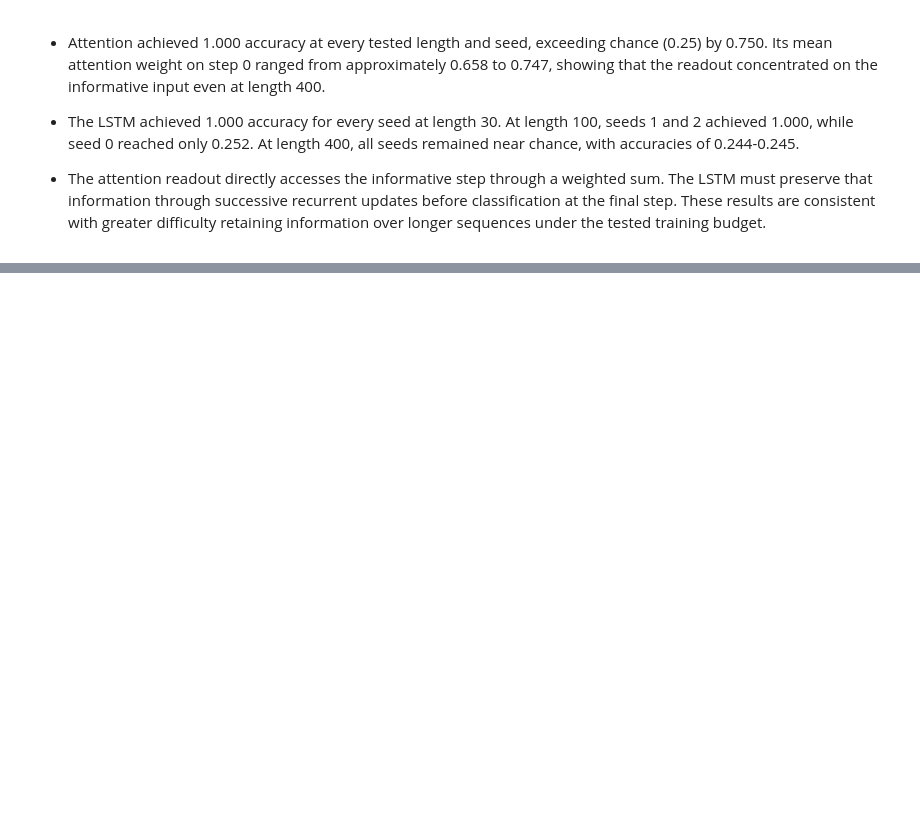
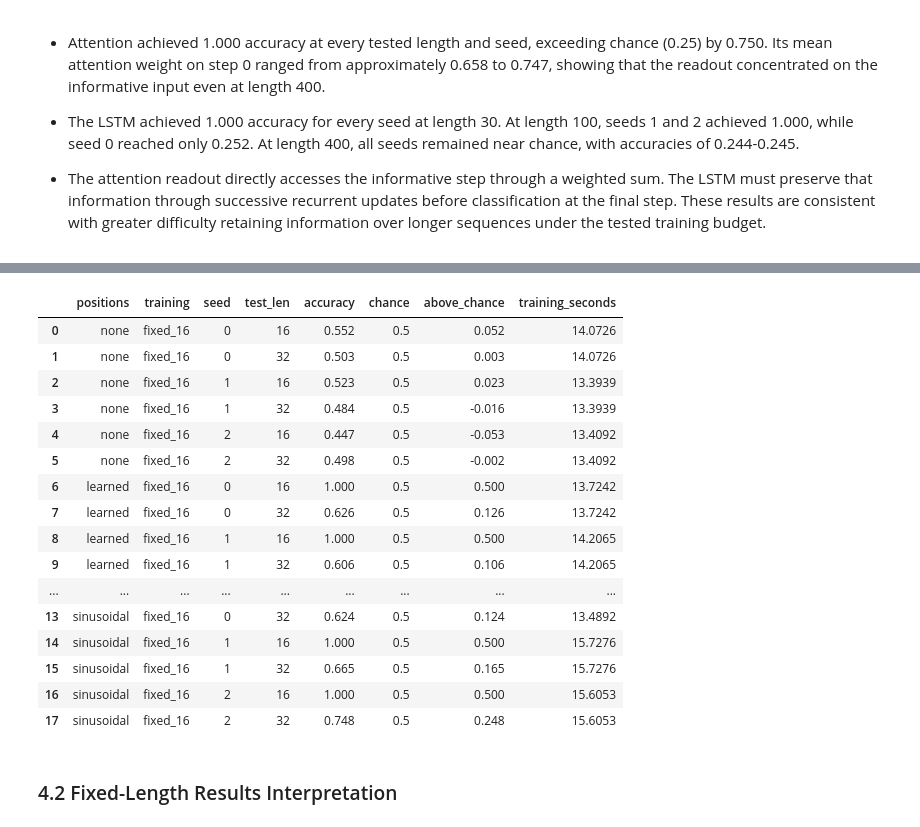
Before and after one commit to dancmartin11/aigc-5500-lab-05-attention-against-recurrence, a Jupyter notebook: daniel_alejandro_castillo_martin_LAB5.ipynb, the cells around one changed output, grey strips where cells are left out. Drawn from its saved outputs; the diff is of its cells as text; code cells hidden in the pictures; blank space fills up the shorter version.

```diff
--- a/daniel_alejandro_castillo_martin_LAB5.ipynb
+++ b/daniel_alejandro_castillo_martin_LAB5.ipynb
@@ -487,0 +496,28 @@ plt.show()
+# %%
+position_results = []
+
+for pos in ('none', 'learned', 'sinusoidal'):
+    for seed in SEEDS:
+        print(f'Running positions={pos}, seed={seed}', flush = True)
+
+        start = perf_counter()
+        accuracies = train_order(pos, seed = seed, train_len = 16, test_lens = (16, 32), attention_cls = MultiHeadAttention)
+        elapsed = perf_counter() - start
+
+        for test_len, accuracy in zip((16, 32), accuracies):
+            position_results.append({
+                'positions': pos,
+                'training': 'fixed_16',
+                'seed': seed,
+                'test_len': test_len,
+                'accuracy': accuracy,
+                'chance': 0.50,
+                'above_chance': accuracy - 0.50,
+                'training_seconds': elapsed
+                })
+
+        pd.DataFrame(position_results).to_csv(OUTPUT_DIR / 'position_fixed_results.csv', index = False)
+
+        print(f'  Length 16: {accuracies[0]:.3f}, 'f'length 32: {accuracies[1]:.3f}', flush = True)
+
+position_results_df = pd.DataFrame(position_results)
@@ -487,0 +543,23 @@ plt.show()
+# %%
+# Show position results dataframe
+position_results_df
+# %% [output]
+|  | positions | training | seed | test_len | accuracy | chance | above_chance | training_seconds |
+| 0 | none | fixed_16 | 0 | 16 | 0.552 | 0.5 | 0.052 | 14.0726 |
+| 1 | none | fixed_16 | 0 | 32 | 0.503 | 0.5 | 0.003 | 14.0726 |
+| 2 | none | fixed_16 | 1 | 16 | 0.523 | 0.5 | 0.023 | 13.3939 |
+| 3 | none | fixed_16 | 1 | 32 | 0.484 | 0.5 | -0.016 | 13.3939 |
+| 4 | none | fixed_16 | 2 | 16 | 0.447 | 0.5 | -0.053 | 13.4092 |
+| 5 | none | fixed_16 | 2 | 32 | 0.498 | 0.5 | -0.002 | 13.4092 |
+| 6 | learned | fixed_16 | 0 | 16 | 1.000 | 0.5 | 0.500 | 13.7242 |
+| 7 | learned | fixed_16 | 0 | 32 | 0.626 | 0.5 | 0.126 | 13.7242 |
+| 8 | learned | fixed_16 | 1 | 16 | 1.000 | 0.5 | 0.500 | 14.2065 |
+| 9 | learned | fixed_16 | 1 | 32 | 0.606 | 0.5 | 0.106 | 14.2065 |
+| ... | ... | ... | ... | ... | ... | ... | ... | ... |
+| 13 | sinusoidal | fixed_16 | 0 | 32 | 0.624 | 0.5 | 0.124 | 13.4892 |
+| 14 | sinusoidal | fixed_16 | 1 | 16 | 1.000 | 0.5 | 0.500 | 15.7276 |
+| 15 | sinusoidal | fixed_16 | 1 | 32 | 0.665 | 0.5 | 0.165 | 15.7276 |
+| 16 | sinusoidal | fixed_16 | 2 | 16 | 1.000 | 0.5 | 0.500 | 15.6053 |
+| 17 | sinusoidal | fixed_16 | 2 | 32 | 0.748 | 0.5 | 0.248 | 15.6053 |
+# %% [markdown]
+### 4.2 Fixed-Length Results Interpretation
```
Also changed, not shown: parts of 8 cells of this notebook, 2 other files.
